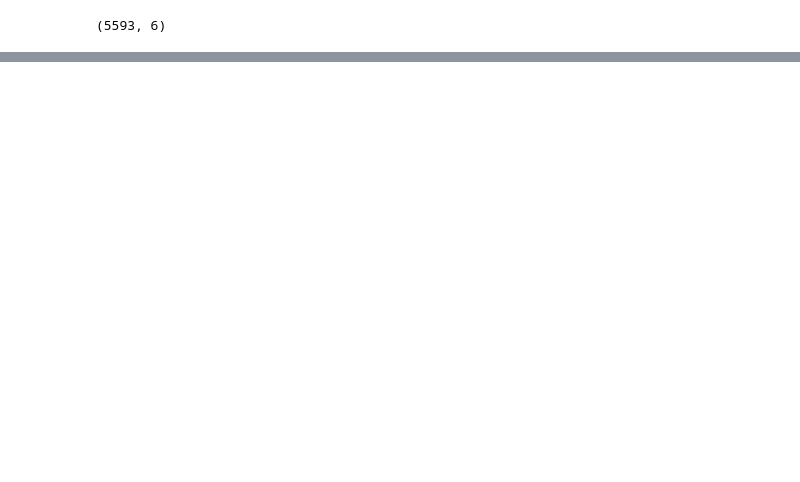
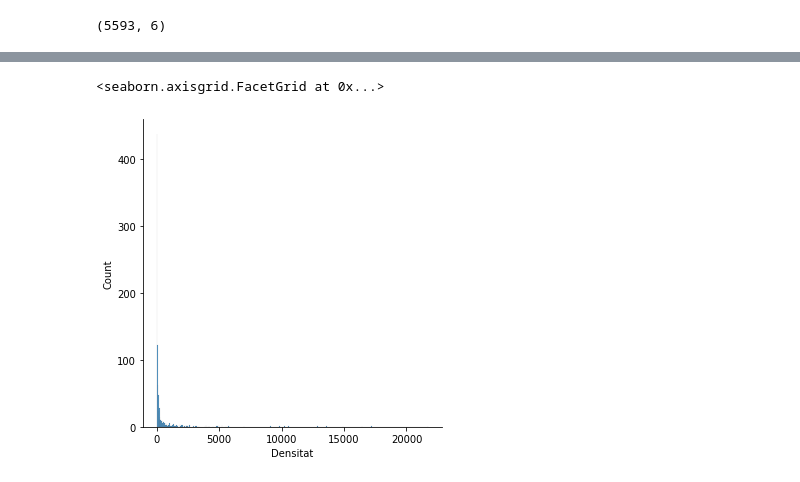
Before and after one commit to elithepooh/Coursera_Capstone, a Jupyter notebook: VoterParticipation.ipynb, the cells around one changed output, grey strips where cells are left out. Cells and saved outputs as stored; diff of their text form; code cells hidden in the pictures; blank space fills up the shorter version.

```diff
--- a/VoterParticipation.ipynb
+++ b/VoterParticipation.ipynb
@@ -61,0 +476,5 @@ df_geo.shape
+# %%
+sns.displot(df_elec_geo.groupby(['Nom municipi']).mean(), x="Densitat")
+# %% [output]
+<seaborn.axisgrid.FacetGrid at 0x...>
+[figure, added]
```
Also changed, not shown: parts of 137 cells of this notebook, 4 other files.
